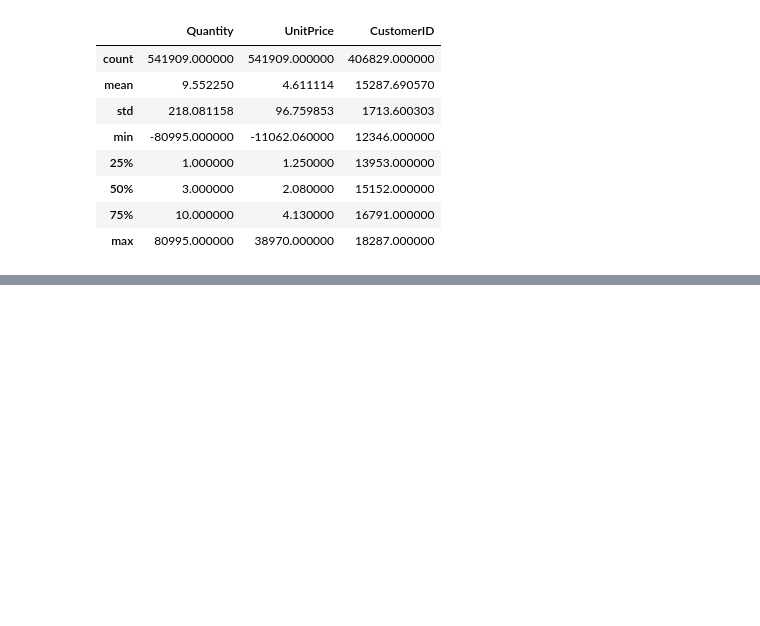
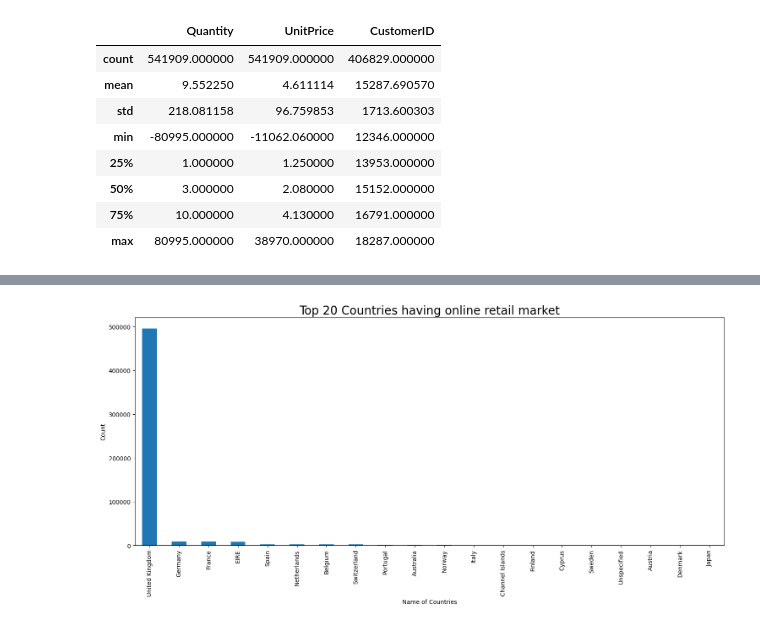
Before and after one commit to isauravmanitripathi/Online-Retail-Transaction, a Jupyter notebook: Online-Retail.ipynb, the cells around one changed output, grey strips where cells are left out. Cells and saved outputs as stored; diff of their text form; code cells hidden in the pictures; blank space fills up the shorter version.

```diff
--- a/Online-Retail.ipynb
+++ b/Online-Retail.ipynb
@@ -105,0 +167,10 @@ data.describe()
+# %%
+# Checking the differnet values for country in the dataset
+
+data['Country'].value_counts().head(20).plot.bar(figsize = (18,7))
+plt.title('Top 20 Countries having online retail market', fontsize = 20)
+plt.xlabel('Name of Countries')
+plt.ylabel('Count')
+plt.show()
+# %% [output]
+[figure, added]
```
Also changed, not shown: parts of 5 cells of this notebook.
